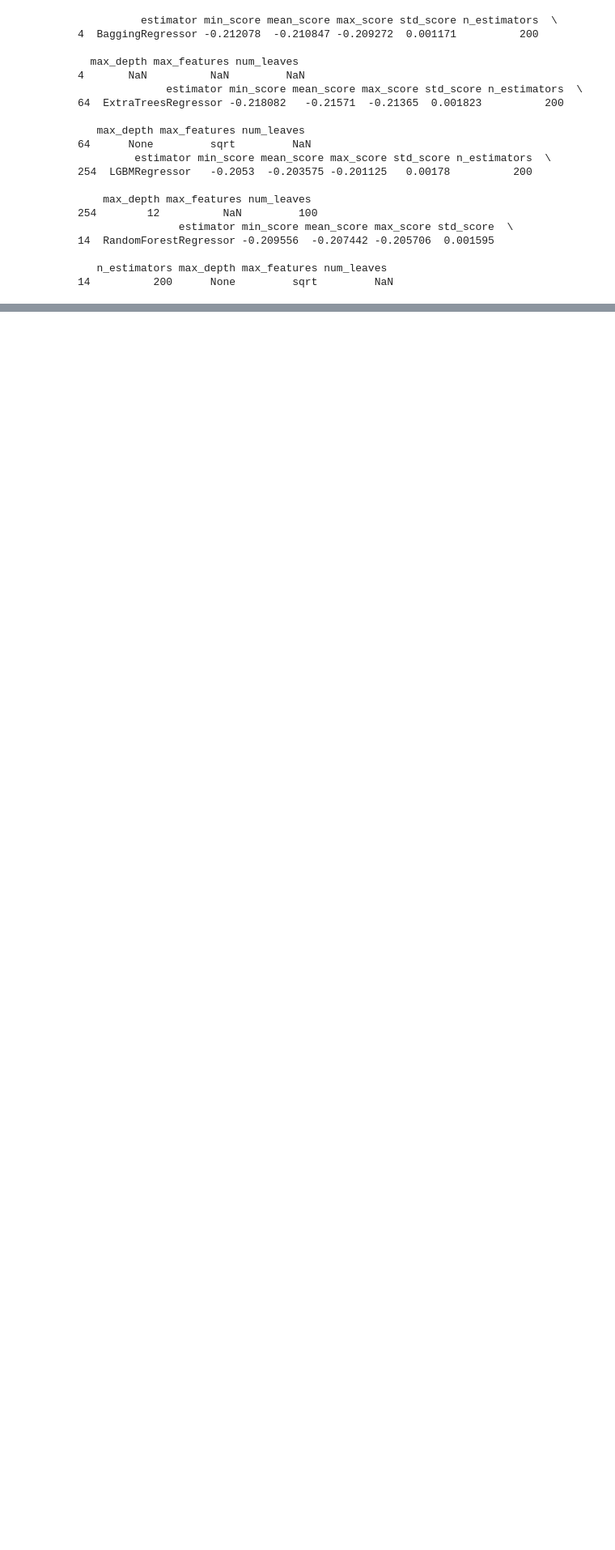
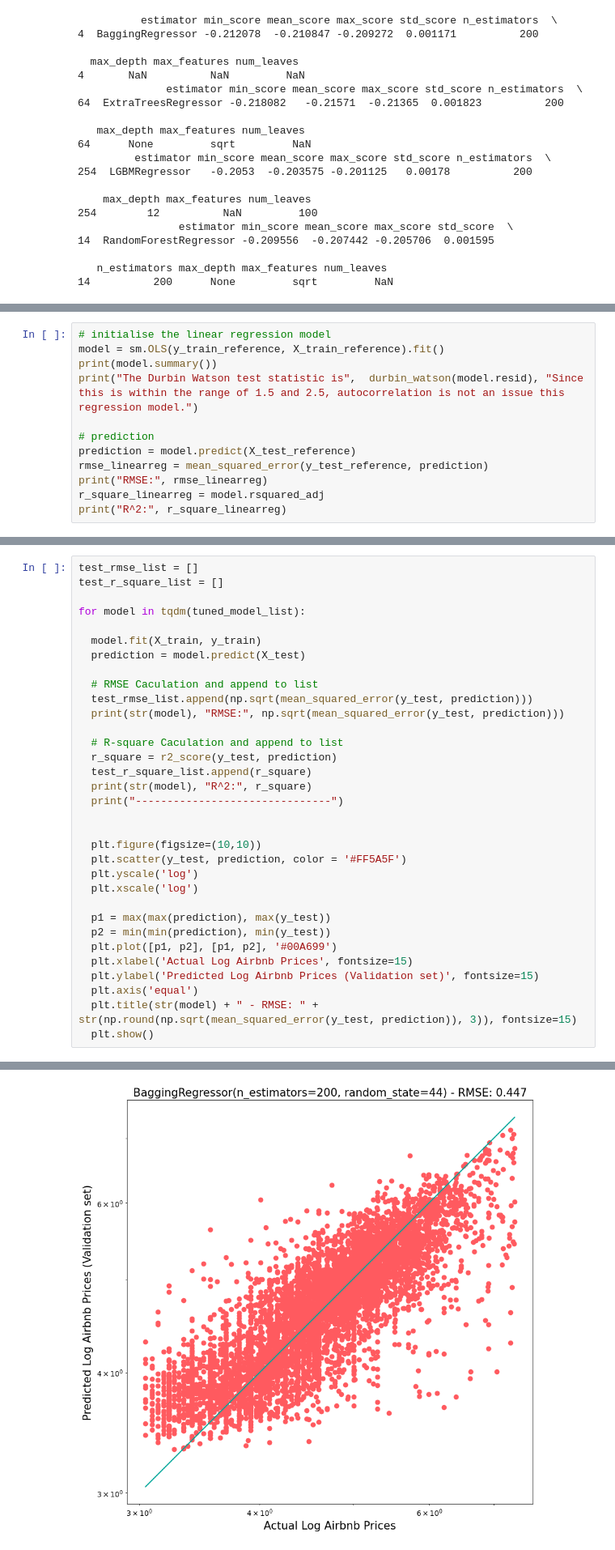
Before and after one commit to euisuck2/Deep-Learning-project-1, a Jupyter notebook: Machine_Learning.ipynb, the cells around one changed output, grey strips where cells are left out. Shown at 81% size. Drawn from its saved outputs; the diff is of its cells as text; blank space fills up the shorter version.

```diff
--- a/Machine_Learning.ipynb
+++ b/Machine_Learning.ipynb
@@ -450,0 +495,12 @@ LGBMRegressor(max_depth=12, n_estimators=200, num_leaves=100, random_state=44) A
+# %%
+# initialise the linear regression model
+model = sm.OLS(y_train_reference, X_train_reference).fit()
+print(model.summary())
+print("The Durbin Watson test statistic is",  durbin_watson(model.resid), "Since this is within the range of 1.5 and 2.5, autocorrelation is not an issue this regression model.")
+
+# prediction
+prediction = model.predict(X_test_reference)
+rmse_linearreg = mean_squared_error(y_test_reference, prediction)
+print("RMSE:", rmse_linearreg)
+r_square_linearreg = model.rsquared_adj
+print("R^2:", r_square_linearreg)
@@ -450,0 +525,34 @@ LGBMRegressor(max_depth=12, n_estimators=200, num_leaves=100, random_state=44) A
+# %%
+test_rmse_list = []
+test_r_square_list = []
+
+for model in tqdm(tuned_model_list):
+
+  model.fit(X_train, y_train)
+  prediction = model.predict(X_test)
+
+  # RMSE Caculation and append to list
+  test_rmse_list.append(np.sqrt(mean_squared_error(y_test, prediction)))
+  print(str(model), "RMSE:", np.sqrt(mean_squared_error(y_test, prediction)))
+
+  # R-square Caculation and append to list
+  r_square = r2_score(y_test, prediction)
+  test_r_square_list.append(r_square)
+  print(str(model), "R^2:", r_square)
+  print("-------------------------------")
+
+
+  plt.figure(figsize=(10,10))
+  plt.scatter(y_test, prediction, color = '#FF5A5F')
+  plt.yscale('log')
+  plt.xscale('log')
+
+  p1 = max(max(prediction), max(y_test))
+  p2 = min(min(prediction), min(y_test))
+  plt.plot([p1, p2], [p1, p2], '#00A699')
+  plt.xlabel('Actual Log Airbnb Prices', fontsize=15)
+  plt.ylabel('Predicted Log Airbnb Prices (Validation set)', fontsize=15)
+  plt.axis('equal')
+  plt.title(str(model) + " - RMSE: " + str(np.round(np.sqrt(mean_squared_error(y_test, prediction)), 3)), fontsize=15)
+  plt.show()
+# %% [output]
@@ -450,0 +562 @@ LGBMRegressor(max_depth=12, n_estimators=200, num_leaves=100, random_state=44) A
+[figure, added]
```
Also changed, not shown: parts of 30 cells of this notebook.
